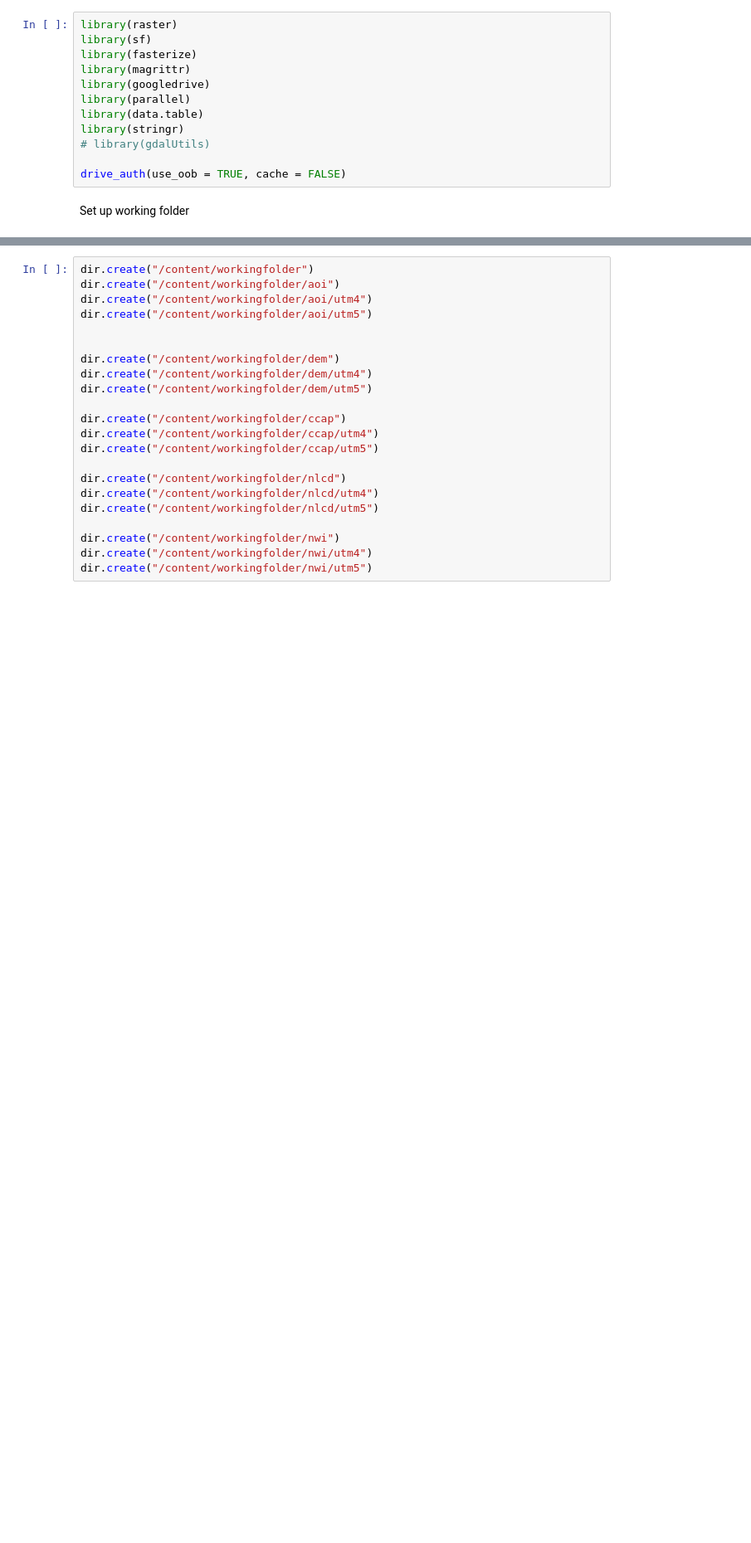
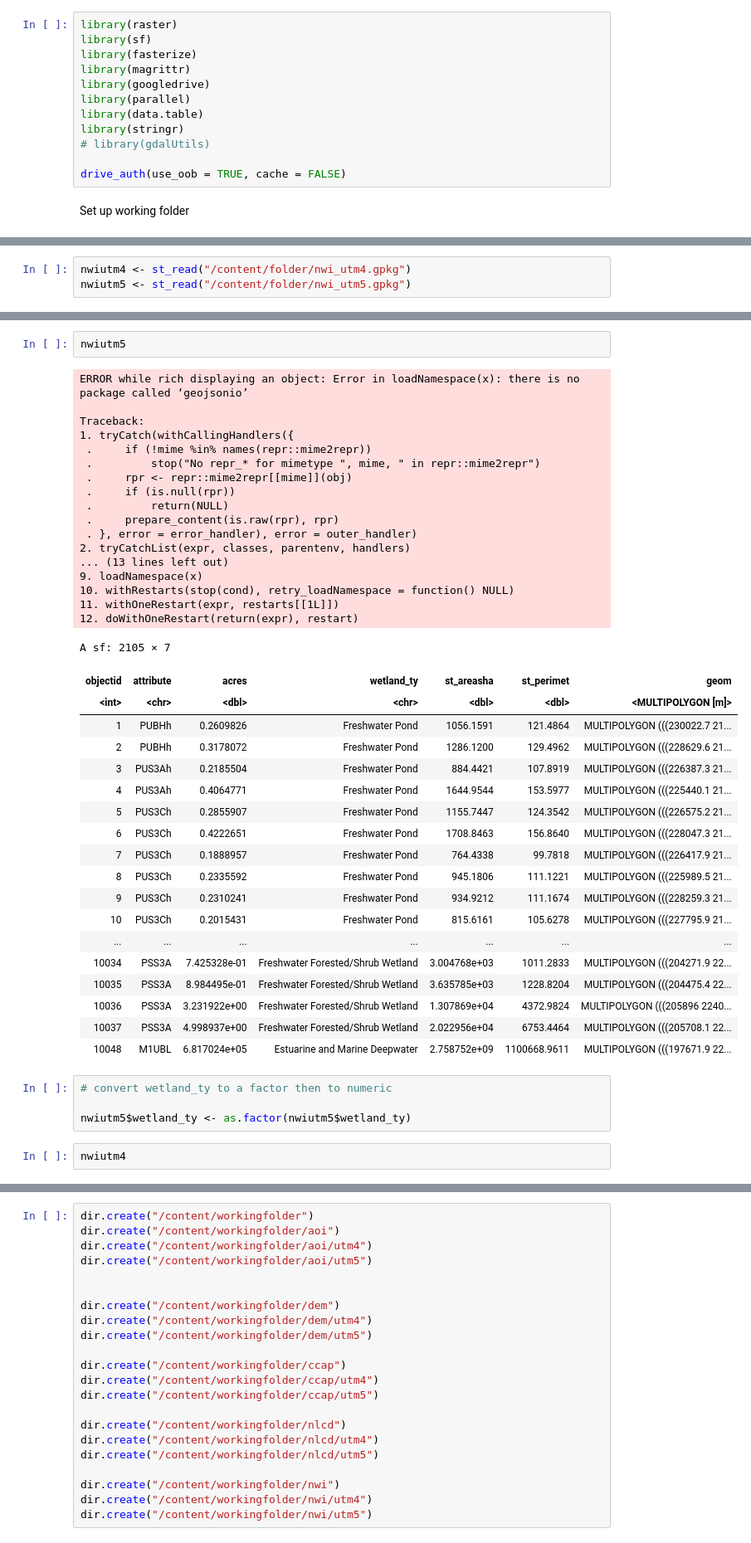
Before and after one commit to MadmanMarble/MadmanMarble, a Jupyter notebook: Untitled25.ipynb, the cells around one changed output, grey strips where cells are left out. Shown at 83% size. Cells and saved outputs as stored; diff of their text form; blank space fills up the shorter version.

```diff
--- a/Untitled25.ipynb
+++ b/Untitled25.ipynb
@@ -69,0 +104,3 @@ Set up working folder
+# %%
+nwiutm4 <- st_read("/content/folder/nwi_utm4.gpkg")
+nwiutm5 <- st_read("/content/folder/nwi_utm5.gpkg")
@@ -69,0 +121,45 @@ Set up working folder
+# %%
+nwiutm5
+# %% [output]
+ERROR while rich displaying an object: Error in loadNamespace(x): there is no package called ‘geojsonio’
+
+Traceback:
+1. tryCatch(withCallingHandlers({
+ .     if (!mime %in% names(repr::mime2repr))
+ .         stop("No repr_* for mimetype ", mime, " in repr::mime2repr")
+ .     rpr <- repr::mime2repr[[mime]](obj)
+ .     if (is.null(rpr))
+ .         return(NULL)
+ .     prepare_content(is.raw(rpr), rpr)
+ . }, error = error_handler), error = outer_handler)
+2. tryCatchList(expr, classes, parentenv, handlers)
+... (13 lines left out)
+9. loadNamespace(x)
+10. withRestarts(stop(cond), retry_loadNamespace = function() NULL)
+11. withOneRestart(expr, restarts[[1L]])
+12. doWithOneRestart(return(expr), restart)
+A sf: 2105 × 7
+| objectid | attribute | acres | wetland_ty | st_areasha | st_perimet | geom |
+| <int> | <chr> | <dbl> | <chr> | <dbl> | <dbl> | <MULTIPOLYGON [m]> |
+| 1 | PUBHh | 0.2609826 | Freshwater Pond | 1056.1591 | 121.4864 | MULTIPOLYGON (((230022.7 21... |
+| 2 | PUBHh | 0.3178072 | Freshwater Pond | 1286.1200 | 129.4962 | MULTIPOLYGON (((228629.6 21... |
+| 3 | PUS3Ah | 0.2185504 | Freshwater Pond | 884.4421 | 107.8919 | MULTIPOLYGON (((226387.3 21... |
+| 4 | PUS3Ah | 0.4064771 | Freshwater Pond | 1644.9544 | 153.5977 | MULTIPOLYGON (((225440.1 21... |
+| 5 | PUS3Ch | 0.2855907 | Freshwater Pond | 1155.7447 | 124.3542 | MULTIPOLYGON (((226575.2 21... |
+| 6 | PUS3Ch | 0.4222651 | Freshwater Pond | 1708.8463 | 156.8640 | MULTIPOLYGON (((228047.3 21... |
+| 7 | PUS3Ch | 0.1888957 | Freshwater Pond | 764.4338 | 99.7818 | MULTIPOLYGON (((226417.9 21... |
+| 8 | PUS3Ch | 0.2335592 | Freshwater Pond | 945.1806 | 111.1221 | MULTIPOLYGON (((225989.5 21... |
+| 9 | PUS3Ch | 0.2310241 | Freshwater Pond | 934.9212 | 111.1674 | MULTIPOLYGON (((228259.3 21... |
+| 10 | PUS3Ch | 0.2015431 | Freshwater Pond | 815.6161 | 105.6278 | MULTIPOLYGON (((227795.9 21... |
+| ... | ... | ... | ... | ... | ... | ... |
+| 10034 | PSS3A | 7.425328e-01 | Freshwater Forested/Shrub Wetland | 3.004768e+03 | 1011.2833 | MULTIPOLYGON (((204271.9 22... |
+| 10035 | PSS3A | 8.984495e-01 | Freshwater Forested/Shrub Wetland | 3.635785e+03 | 1228.8204 | MULTIPOLYGON (((204475.4 22... |
+| 10036 | PSS3A | 3.231922e+00 | Freshwater Forested/Shrub Wetland | 1.307869e+04 | 4372.9824 | MULTIPOLYGON (((205896 2240... |
+| 10037 | PSS3A | 4.998937e+00 | Freshwater Forested/Shrub Wetland | 2.022956e+04 | 6753.4464 | MULTIPOLYGON (((205708.1 22... |
+| 10048 | M1UBL | 6.817024e+05 | Estuarine and Marine Deepwater | 2.758752e+09 | 1100668.9611 | MULTIPOLYGON (((197671.9 22... |
+# %%
+# convert wetland_ty to a factor then to numeric
+
+nwiutm5$wetland_ty <- as.factor(nwiutm5$wetland_ty)
+# %%
+nwiutm4
```
Also changed, not shown: parts of 11 cells of this notebook.
